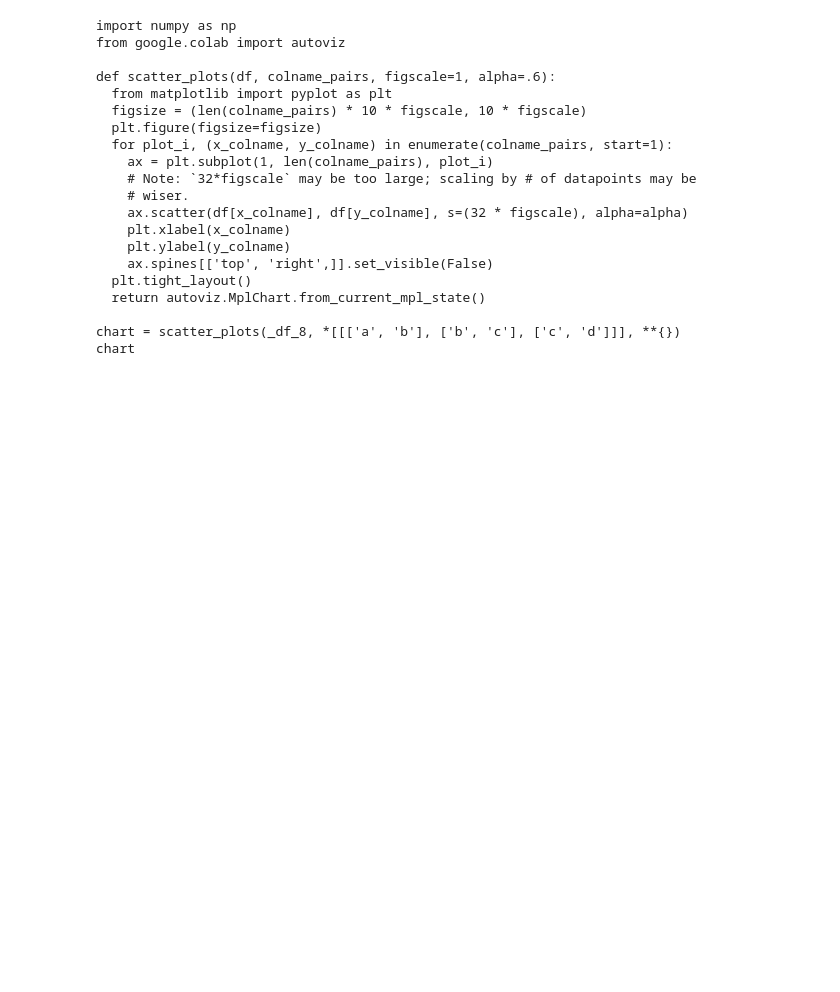
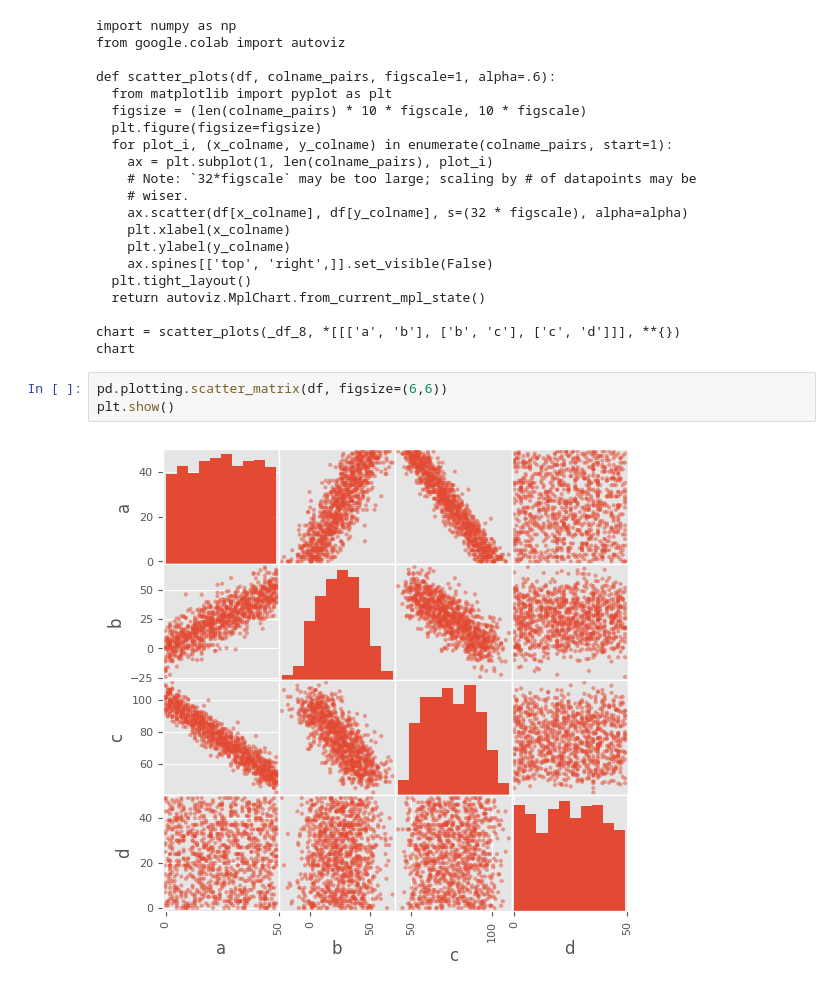
Before and after one commit to GouravSinghal22/RL, a Jupyter notebook: Graph.ipynb, the cells around one changed output. Drawn from its saved outputs; the diff is of its cells as text; blank space fills up the shorter version.

```diff
--- a/Graph.ipynb
+++ b/Graph.ipynb
@@ -225,3 +225,8 @@ def scatter_plots(df, colname_pairs, figscale=1, alpha=.6):
 
 chart = scatter_plots(_df_8, *[[['a', 'b'], ['b', 'c'], ['c', 'd']]], **{})
 chart
+# %%
+pd.plotting.scatter_matrix(df, figsize=(6,6))
+plt.show()
+# %% [output]
+[figure, added]
```
